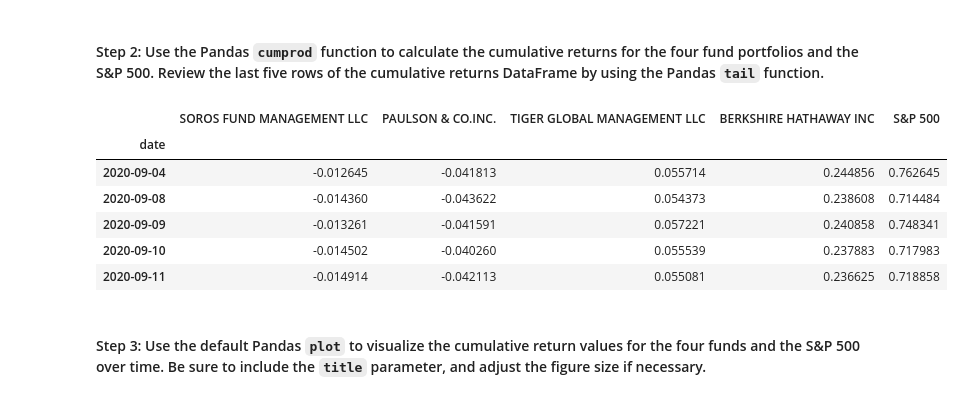
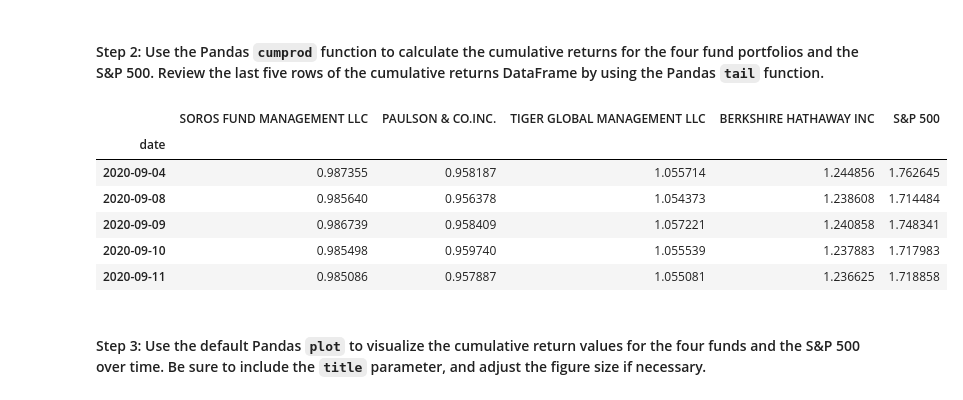
Before and after one commit to ellenicoleroberts/Challenge_4_Risk_Return_Analysis, a Jupyter notebook: risk_return_analysis.ipynb, the cells around one changed output. Drawn from its saved outputs; the diff is of its cells as text; code cells hidden in the pictures.

```diff
--- a/risk_return_analysis.ipynb
+++ b/risk_return_analysis.ipynb
@@ -154,17 +154,17 @@ daily_returns.plot(figsize=(20,10), title="Funds v. S&P 500 Daily Returns Oct 20
 #### Step 2: Use the Pandas `cumprod` function to calculate the cumulative returns for the four fund portfolios and the S&P 500. Review the last five rows of the cumulative returns DataFrame by using the Pandas `tail` function.
 # %%
 # Calculate and plot the cumulative returns of the 4 fund portfolios and the S&P 500
-cumulative_returns = (1 + daily_returns).cumprod() - 1
+cumulative_returns = (1 + daily_returns).cumprod()
 # Review the last 5 rows of the cumulative returns DataFrame
 cumulative_returns.tail()
 # %% [output]
 |  | SOROS FUND MANAGEMENT LLC | PAULSON & CO.INC. | TIGER GLOBAL MANAGEMENT LLC | BERKSHIRE HATHAWAY INC | S&P 500 |
 | date |  |  |  |  |  |
-| 2020-09-04 | -0.012645 | -0.041813 | 0.055714 | 0.244856 | 0.762645 |
-| 2020-09-08 | -0.014360 | -0.043622 | 0.054373 | 0.238608 | 0.714484 |
-| 2020-09-09 | -0.013261 | -0.041591 | 0.057221 | 0.240858 | 0.748341 |
-| 2020-09-10 | -0.014502 | -0.040260 | 0.055539 | 0.237883 | 0.717983 |
-| 2020-09-11 | -0.014914 | -0.042113 | 0.055081 | 0.236625 | 0.718858 |
+| 2020-09-04 | 0.987355 | 0.958187 | 1.055714 | 1.244856 | 1.762645 |
+| 2020-09-08 | 0.985640 | 0.956378 | 1.054373 | 1.238608 | 1.714484 |
+| 2020-09-09 | 0.986739 | 0.958409 | 1.057221 | 1.240858 | 1.748341 |
+| 2020-09-10 | 0.985498 | 0.959740 | 1.055539 | 1.237883 | 1.717983 |
+| 2020-09-11 | 0.985086 | 0.957887 | 1.055081 | 1.236625 | 1.718858 |
 # %% [markdown]
 #### Step 3: Use the default Pandas `plot` to visualize the cumulative return values for the four funds and the S&P 500 over time. Be sure to include the `title` parameter, and adjust the figure size if necessary.
 # %%
```
Also changed, not shown: parts of 1 cell of this notebook, 6 other files.
